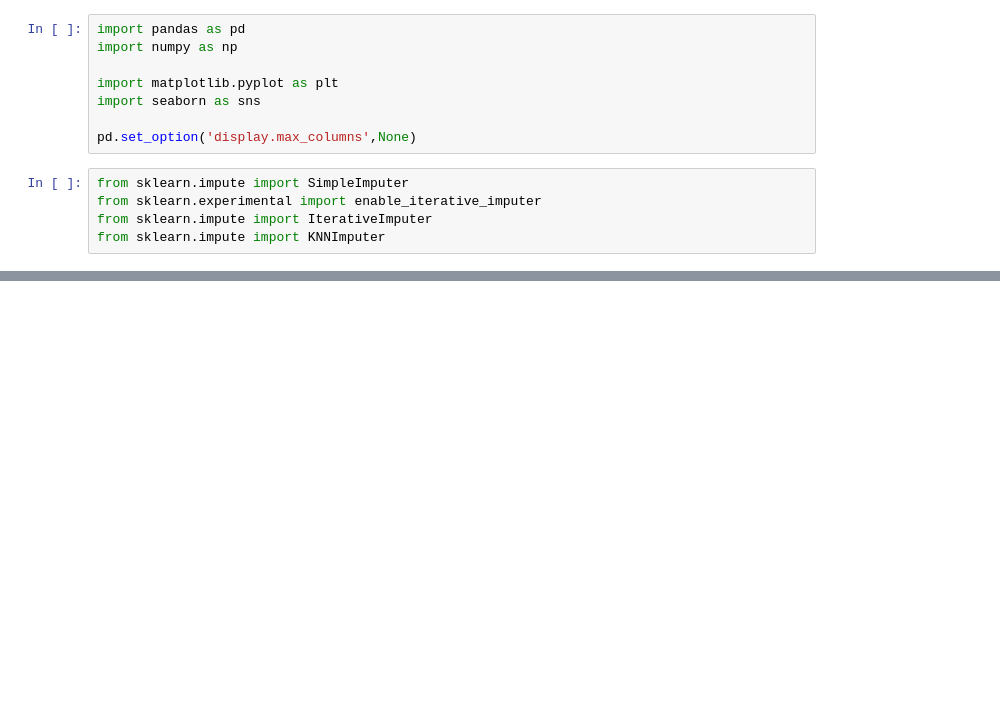
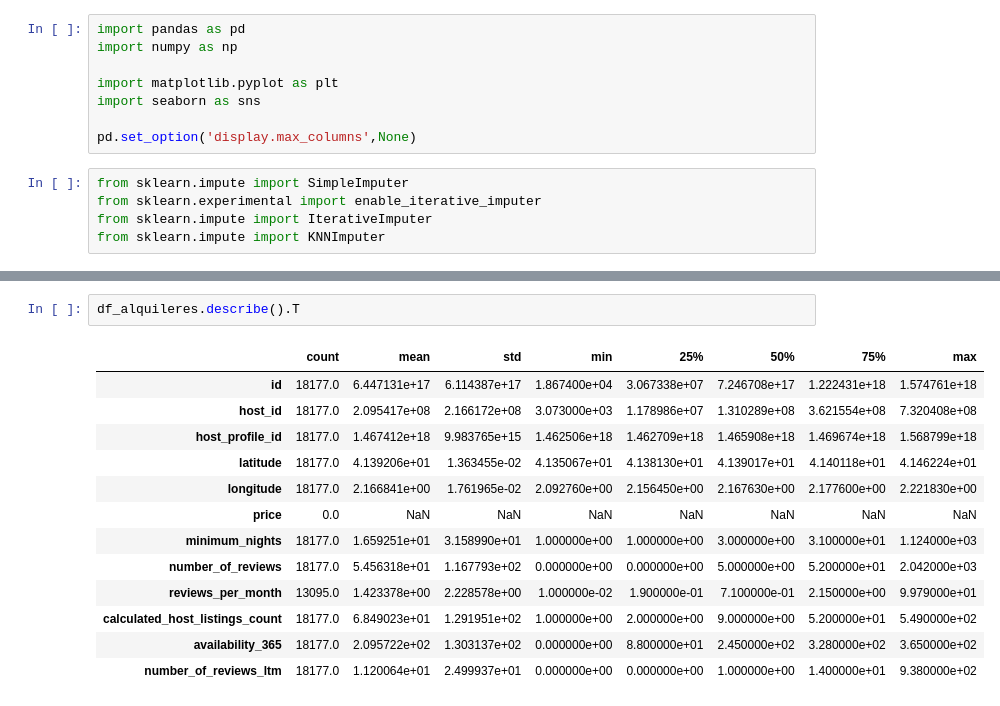
Before and after one commit to Adalab/bda-modulo-3-evaluacion-final-BARBRUSHCKA, a Jupyter notebook: individual_proyect3.ipynb, the cells around one changed output, grey strips where cells are left out. Drawn from its saved outputs; the diff is of its cells as text; blank space fills up the shorter version.

```diff
--- a/individual_proyect3.ipynb
+++ b/individual_proyect3.ipynb
@@ -33,0 +131,16 @@ display(df_alquileres.sample(2))
+# %%
+df_alquileres.describe().T
+# %% [output]
+|  | count | mean | std | min | 25% | 50% | 75% | max |
+| id | 18177.0 | 6.447131e+17 | 6.114387e+17 | 1.867400e+04 | 3.067338e+07 | 7.246708e+17 | 1.222431e+18 | 1.574761e+18 |
+| host_id | 18177.0 | 2.095417e+08 | 2.166172e+08 | 3.073000e+03 | 1.178986e+07 | 1.310289e+08 | 3.621554e+08 | 7.320408e+08 |
+| host_profile_id | 18177.0 | 1.467412e+18 | 9.983765e+15 | 1.462506e+18 | 1.462709e+18 | 1.465908e+18 | 1.469674e+18 | 1.568799e+18 |
+| latitude | 18177.0 | 4.139206e+01 | 1.363455e-02 | 4.135067e+01 | 4.138130e+01 | 4.139017e+01 | 4.140118e+01 | 4.146224e+01 |
+| longitude | 18177.0 | 2.166841e+00 | 1.761965e-02 | 2.092760e+00 | 2.156450e+00 | 2.167630e+00 | 2.177600e+00 | 2.221830e+00 |
+| price | 0.0 | NaN | NaN | NaN | NaN | NaN | NaN | NaN |
+| minimum_nights | 18177.0 | 1.659251e+01 | 3.158990e+01 | 1.000000e+00 | 1.000000e+00 | 3.000000e+00 | 3.100000e+01 | 1.124000e+03 |
+| number_of_reviews | 18177.0 | 5.456318e+01 | 1.167793e+02 | 0.000000e+00 | 0.000000e+00 | 5.000000e+00 | 5.200000e+01 | 2.042000e+03 |
+| reviews_per_month | 13095.0 | 1.423378e+00 | 2.228578e+00 | 1.000000e-02 | 1.900000e-01 | 7.100000e-01 | 2.150000e+00 | 9.979000e+01 |
+| calculated_host_listings_count | 18177.0 | 6.849023e+01 | 1.291951e+02 | 1.000000e+00 | 2.000000e+00 | 9.000000e+00 | 5.200000e+01 | 5.490000e+02 |
+| availability_365 | 18177.0 | 2.095722e+02 | 1.303137e+02 | 0.000000e+00 | 8.800000e+01 | 2.450000e+02 | 3.280000e+02 | 3.650000e+02 |
+| number_of_reviews_ltm | 18177.0 | 1.120064e+01 | 2.499937e+01 | 0.000000e+00 | 0.000000e+00 | 1.000000e+00 | 1.400000e+01 | 9.380000e+02 |
```
Also changed, not shown: parts of 21 cells of this notebook.
